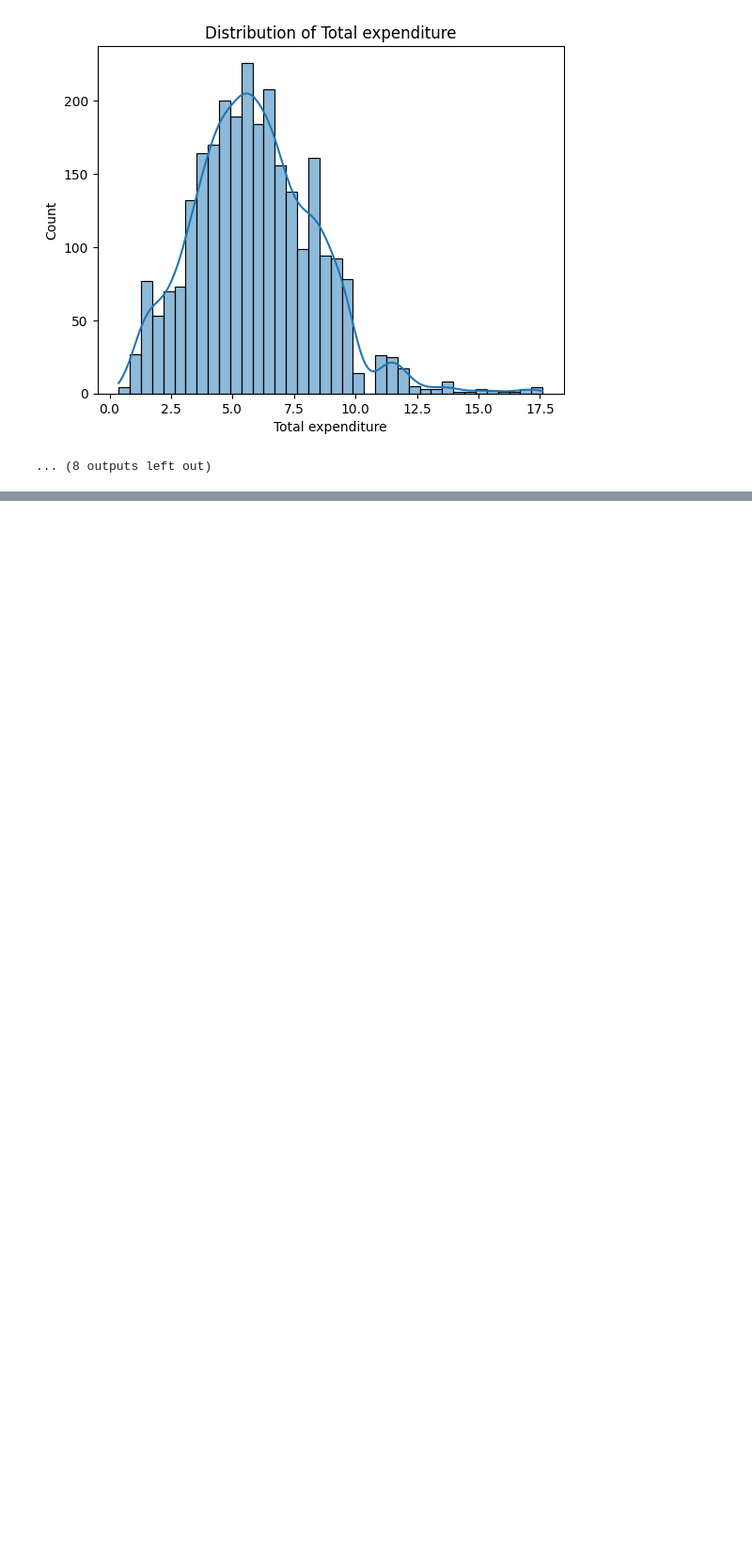
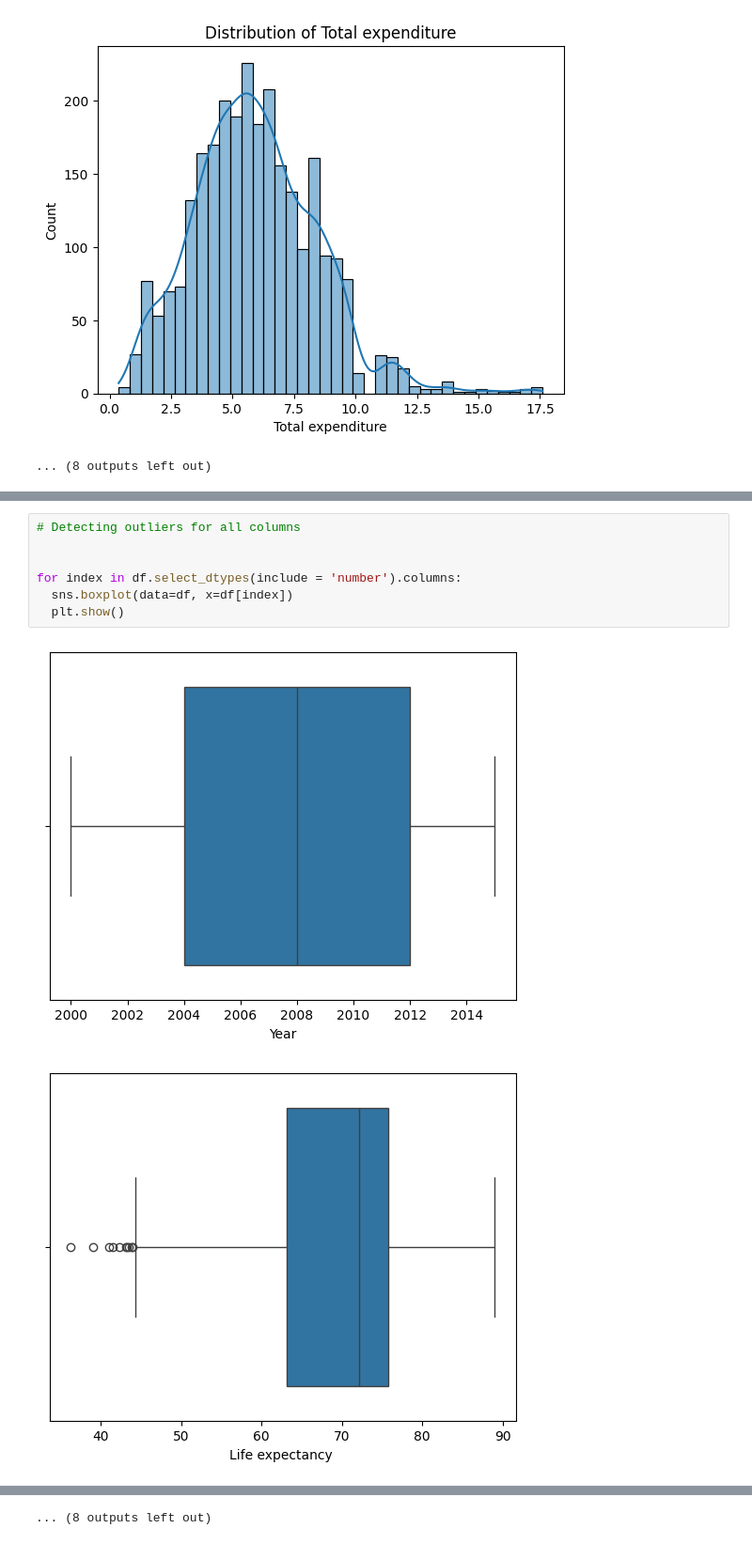
Before and after one commit to Festuskipkoech/Festus_data-science, a Jupyter notebook: DataPreprocessing.ipynb, the cells around one changed output, grey strips where cells are left out. Shown at 94% size. Drawn from its saved outputs; the diff is of its cells as text; blank space fills up the shorter version.

```diff
--- a/DataPreprocessing.ipynb
+++ b/DataPreprocessing.ipynb
@@ -225,0 +237,10 @@ for index in df.select_dtypes(include = 'number').columns:
+# %%
+# Detecting outliers for all columns
+
+
+for index in df.select_dtypes(include = 'number').columns:
+  sns.boxplot(data=df, x=df[index])
+  plt.show()
+# %% [output]
+[figure, added]
+[figure, added]
@@ -225,0 +257 @@ for index in df.select_dtypes(include = 'number').columns:
+... (8 outputs left out)
```
Also changed, not shown: parts of 19 cells of this notebook.
